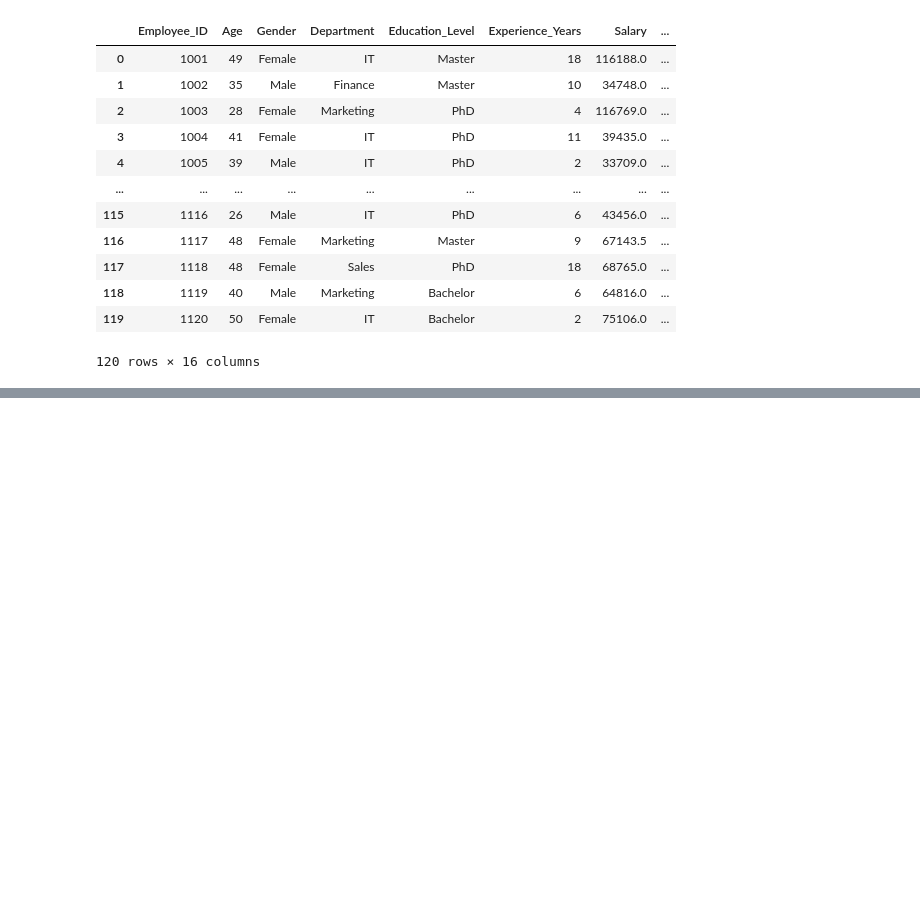
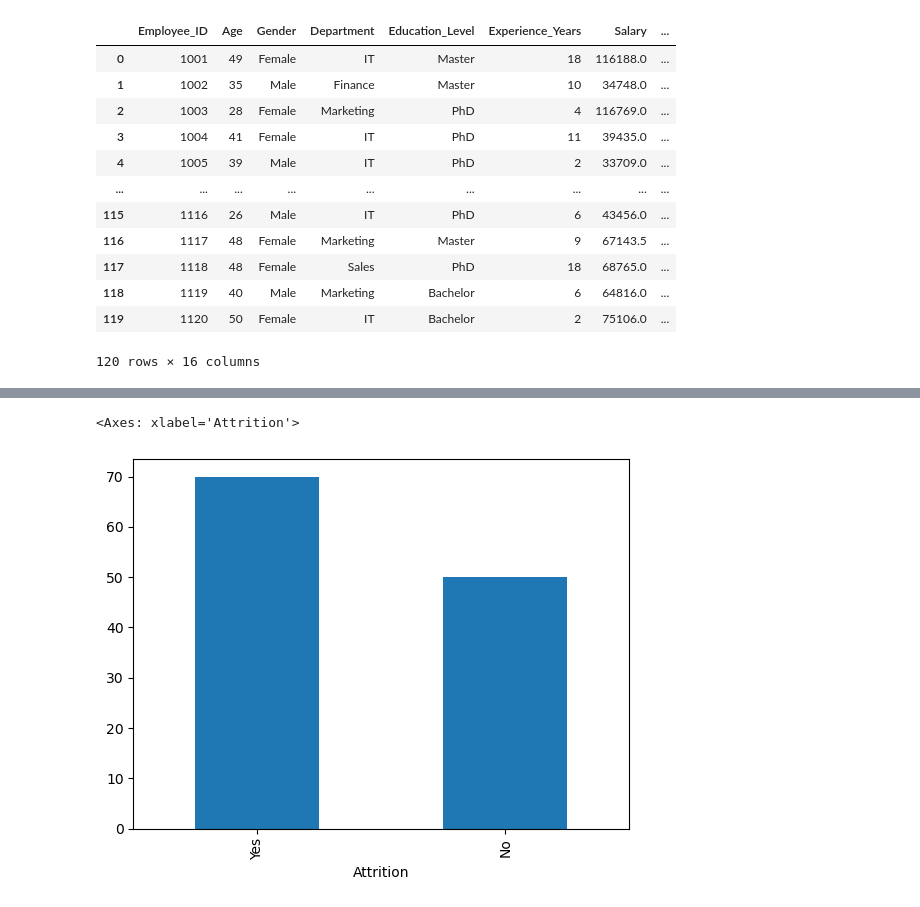
Before and after one commit to khairbakshnoor-pixel/PYTHON-Libraries-Numpy-Pandas-matplotlib-seaborn-, a Jupyter notebook: advance_EDA.ipynb, the cells around one changed output, grey strips where cells are left out. Cells and saved outputs as stored; diff of their text form; code cells hidden in the pictures; blank space fills up the shorter version.

```diff
--- a/advance_EDA.ipynb
+++ b/advance_EDA.ipynb
@@ -161,0 +187,6 @@ df
+# %%
+df["Department"].value_counts()
+df["Attrition"].value_counts().plot(kind="bar")
+# %% [output]
+<Axes: xlabel='Attrition'>
+[figure, added]
```
Also changed, not shown: parts of 15 cells of this notebook, 1 other file.
